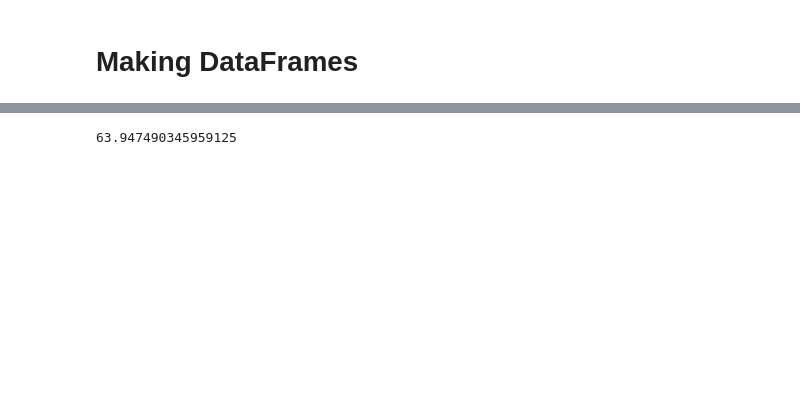
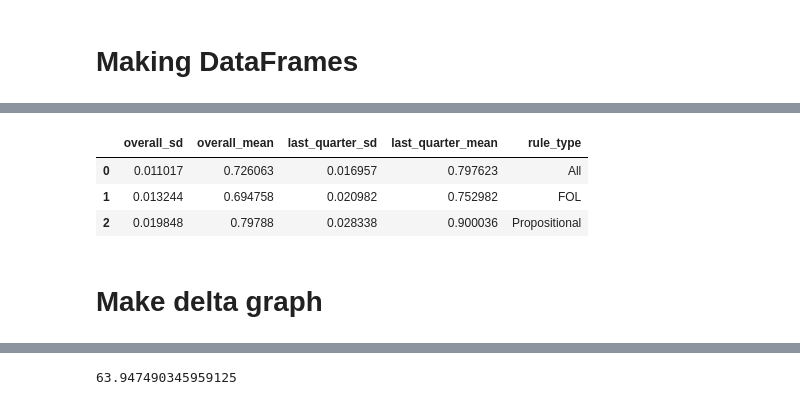
Before and after one commit to mariebiscuit/calibration-rule-learning, a Jupyter notebook: analysis/experiment_1.ipynb, the cells around one changed output, grey strips where cells are left out. Drawn from its saved outputs; the diff is of its cells as text; code cells hidden in the pictures; blank space fills up the shorter version.

```diff
--- a/analysis/experiment_1.ipynb
+++ b/analysis/experiment_1.ipynb
@@ -206,0 +262,9 @@ concept_agg_df.to_csv('./results/experiment_1/human_concept_stats.csv')
+# %%
+human_row
+# %% [output]
+|  | overall_sd | overall_mean | last_quarter_sd | last_quarter_mean | rule_type |
+| 0 | 0.011017 | 0.726063 | 0.016957 | 0.797623 | All |
+| 1 | 0.013244 | 0.694758 | 0.020982 | 0.752982 | FOL |
+| 2 | 0.019848 | 0.79788 | 0.028338 | 0.900036 | Propositional |
+# %% [markdown]
+# Make delta graph
```
Also changed, not shown: parts of 24 cells of this notebook, 13 other files.
